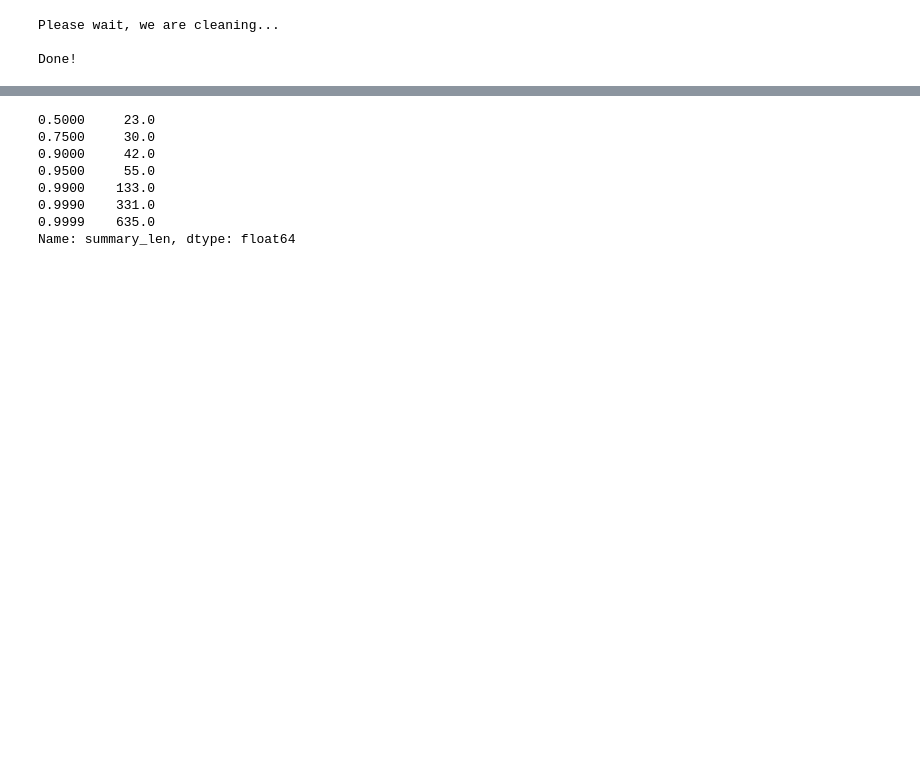
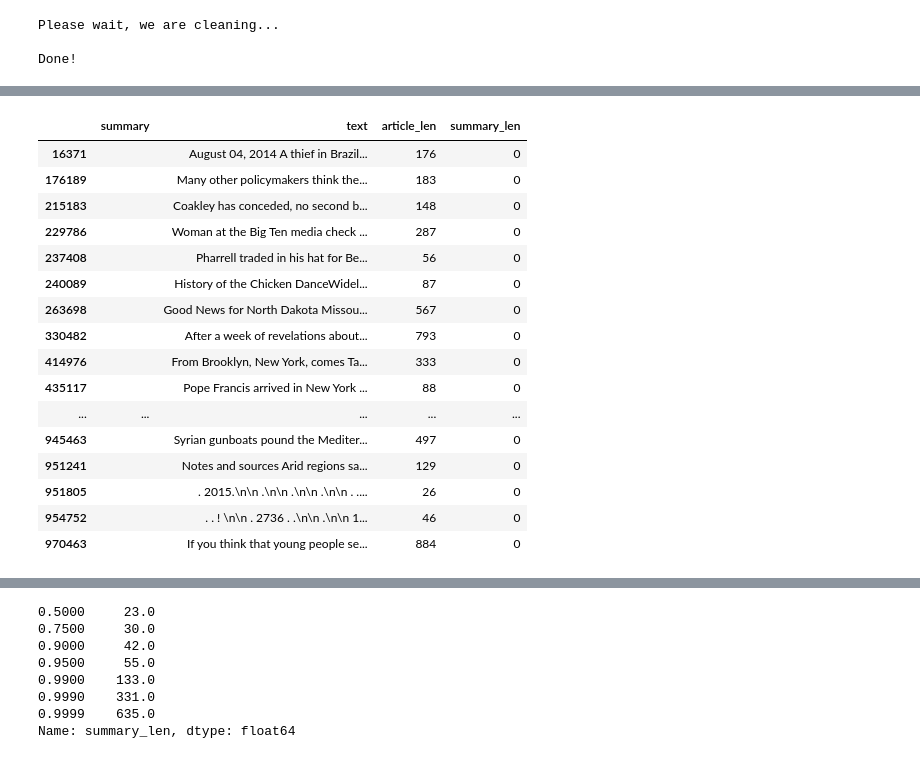
Before and after one commit to jp-ishimwe/Projects, a Jupyter notebook: T5_ftransfer_learning.ipynb, the cells around one changed output, grey strips where cells are left out. Saved outputs shown, nothing was run; the diff lists cells and outputs as text; code cells hidden in the pictures; blank space fills up the shorter version.

```diff
--- a/T5_ftransfer_learning.ipynb
+++ b/T5_ftransfer_learning.ipynb
@@ -236,7 +247,7 @@ class Processor:
       raise TypeError('Only Dataframes are allowed, but got data={}'.format(data))
     else:
       print('Please wait, we are cleaning...')
-      titles = ['summary', 'text']
+      titles = ['text', 'summary']
       data_dict = {}
 
       for title in titles:
@@ -273,7 +284,7 @@ class Processor:
 
     min_length = min_len['min_article_tokens']
     idx_list = []
-    for idx, paragraph in tqdm(enumerate(dataframe)):
+    for idx, paragraph in tqdm(enumerate(dataframe['text'])):
         pragraph = len(paragraph.split())
         if pragraph <= min_length:
           idx_list.append(idx)
@@ -283,6 +294,7 @@ class Processor:
     #max_len, _ = self.get_max_tokens(final_data)
 
     print('Done!')
+
     return final_data, min_len
 # %%
 maxlen = {'max_article_tokens': 512,
@@ -326 +340,22 @@ doc_lengths
  'min_summary_tokens': 0}
+# %%
+indices = np.where(train_processed['summary_len'] == 0)
+train_processed.iloc[indices[0]]
+# %% [output]
+|  | summary | text | article_len | summary_len |
+| 16371 |  | August 04, 2014 A thief in Brazil... | 176 | 0 |
+| 176189 |  | Many other policymakers think the... | 183 | 0 |
+| 215183 |  | Coakley has conceded, no second b... | 148 | 0 |
+| 229786 |  | Woman at the Big Ten media check ... | 287 | 0 |
+| 237408 |  | Pharrell traded in his hat for Be... | 56 | 0 |
+| 240089 |  | History of the Chicken DanceWidel... | 87 | 0 |
+| 263698 |  | Good News for North Dakota Missou... | 567 | 0 |
+| 330482 |  | After a week of revelations about... | 793 | 0 |
+| 414976 |  | From Brooklyn, New York, comes Ta... | 333 | 0 |
+| 435117 |  | Pope Francis arrived in New York ... | 88 | 0 |
+| ... | ... | ... | ... | ... |
+| 945463 |  | Syrian gunboats pound the Mediter... | 497 | 0 |
+| 951241 |  | Notes and sources Arid regions sa... | 129 | 0 |
+| 951805 |  | . 2015.\n\n .\n\n .\n\n .\n\n . .... | 26 | 0 |
+| 954752 |  | . . ! \n\n . 2736 . .\n\n .\n\n 1... | 46 | 0 |
+| 970463 |  | If you think that young people se... | 884 | 0 |
```
Also changed, not shown: parts of 20 cells of this notebook.
